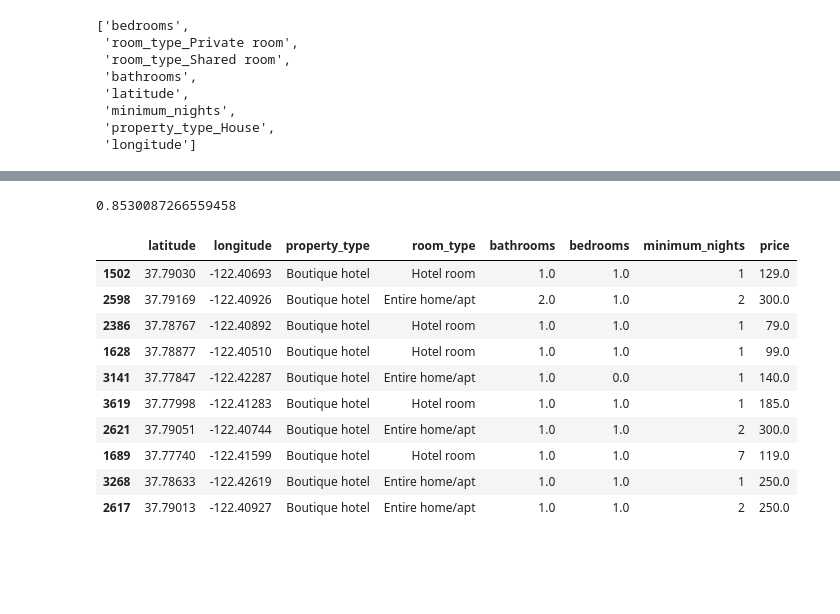
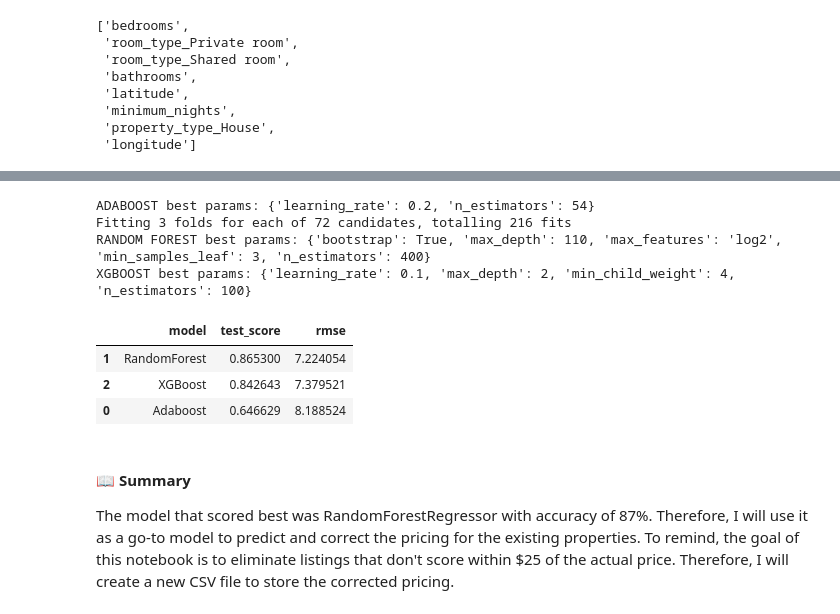
Before and after one commit to dissagaliyeva/property-rentals-analysis, a Jupyter notebook: analysis.ipynb, the cells around one changed output, grey strips where cells are left out. Saved outputs shown, nothing was run; the diff lists cells and outputs as text; code cells hidden in the pictures; blank space fills up the shorter version.

Commit message:
Finish model selection and evaluation. TODO: add results and interpretations

```diff
--- a/analysis.ipynb
+++ b/analysis.ipynb
@@ -829,2 +759,0 @@ Name: off, dtype: int64
-# %%
-X_train, X_test, y_train, y_test = train_test_split(cleaned_df, target, test_size=0.25)
@@ -841,3 +759,0 @@ rmse_cv(model_lasso).mean()
-# %%
-model_xgb = xgb.XGBRegressor(n_estimators=400, max_depth=4, learning_rate=0.1)
-model_xgb.fit(X_train, y_train)
@@ -854,19 +760,42 @@ XGBRegressor(base_score=0.5, booster='gbtree', colsample_bylevel=1,
-# %%
-model_xgb.score(X_test, y_test)
-# %% [output]
-0.8530087266559458
-# %%
-sample = temp.sample(n=10)
-sample
-# %% [output]
-|  | latitude | longitude | property_type | room_type | bathrooms | bedrooms | minimum_nights | price |
-| 1502 | 37.79030 | -122.40693 | Boutique hotel | Hotel room | 1.0 | 1.0 | 1 | 129.0 |
-| 2598 | 37.79169 | -122.40926 | Boutique hotel | Entire home/apt | 2.0 | 1.0 | 2 | 300.0 |
-| 2386 | 37.78767 | -122.40892 | Boutique hotel | Hotel room | 1.0 | 1.0 | 1 | 79.0 |
-| 1628 | 37.78877 | -122.40510 | Boutique hotel | Hotel room | 1.0 | 1.0 | 1 | 99.0 |
-| 3141 | 37.77847 | -122.42287 | Boutique hotel | Entire home/apt | 1.0 | 0.0 | 1 | 140.0 |
-| 3619 | 37.77998 | -122.41283 | Boutique hotel | Hotel room | 1.0 | 1.0 | 1 | 185.0 |
-| 2621 | 37.79051 | -122.40744 | Boutique hotel | Entire home/apt | 1.0 | 1.0 | 2 | 300.0 |
-| 1689 | 37.77740 | -122.41599 | Boutique hotel | Hotel room | 1.0 | 1.0 | 7 | 119.0 |
-| 3268 | 37.78633 | -122.42619 | Boutique hotel | Entire home/apt | 1.0 | 1.0 | 1 | 250.0 |
-| 2617 | 37.79013 | -122.40927 | Boutique hotel | Entire home/apt | 1.0 | 1.0 | 2 | 250.0 |
+# %%
+adaboost = create.hyper_params(X_train, y_train, 'adaboost')
+rf = create.hyper_params(X_train, y_train, 'rf')
+xgb_reg = create.hyper_params(X_train, y_train, 'xgboost')
+# %% [output]
+ADABOOST best params: {'learning_rate': 0.2, 'n_estimators': 54}
+Fitting 3 folds for each of 72 candidates, totalling 216 fits
+RANDOM FOREST best params: {'bootstrap': True, 'max_depth': 110, 'max_features': 'log2', 'min_samples_leaf': 3, 'n_estimators': 400}
+XGBOOST best params: {'learning_rate': 0.1, 'max_depth': 2, 'min_child_weight': 4, 'n_estimators': 100}
+# %%
+# get the list of model names
+model_names = ['Adaboost', 'RandomForest', 'XGBoost']
+
+# traverse the three models
+for idx, model in enumerate([adaboost, rf, xgb_reg]):
+    if idx == 2:
+        model = model[0]
+
+    # fit the model
+    model.fit(X_train, y_train)
+
+    # get the test score
+    score = model.score(X_test, y_test)
+
+    # get rmse score
+    rmse = np.log(mean_squared_error(y_test, model.predict(X_test)))
+
+    # append the results
+    models = models.append({'model': model_names[idx],
+                            'test_score': score,
+                            'rmse': rmse}, ignore_index=True)
+# %%
+models.sort_values('test_score', ascending=False)
+# %% [output]
+|  | model | test_score | rmse |
+| 1 | RandomForest | 0.865300 | 7.224054 |
+| 2 | XGBoost | 0.842643 | 7.379521 |
+| 0 | Adaboost | 0.646629 | 8.188524 |
+# %% [markdown]
+#### 📖 Summary
+
+The model that scored best was RandomForestRegressor with accuracy of 87%. Therefore, I will use it as a go-to model to predict and correct the pricing for the existing properties. To remind, the goal of this notebook is to eliminate listings that don't score within $25 of the actual price. Therefore, I will create a new CSV file to store the corrected pricing.
```
Also changed, not shown: parts of 22 cells of this notebook, 3 other files.
